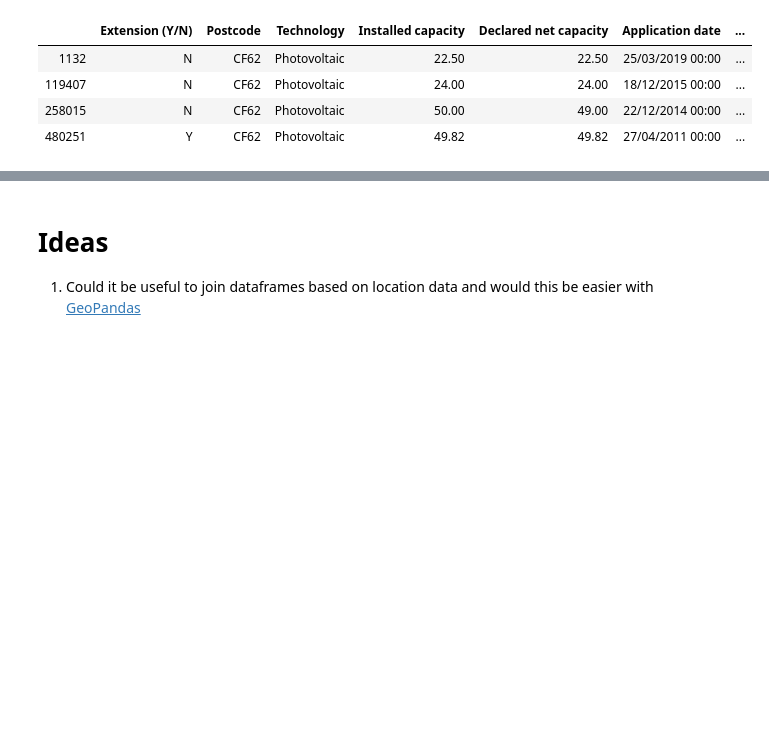
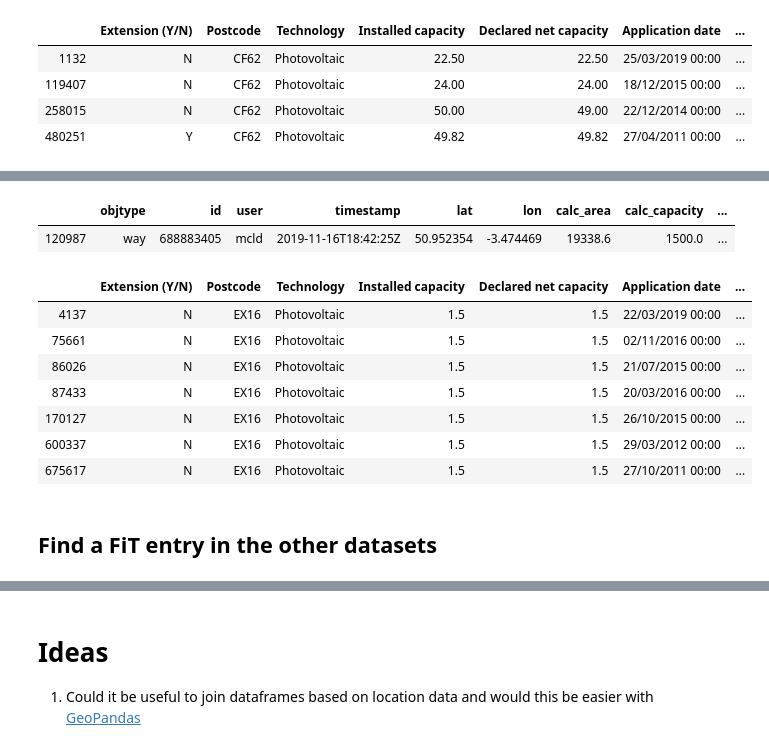
Before and after one commit to alan-turing-institute/solar-panel-detection, a Jupyter notebook: notebooks/data play.ipynb, the cells around one changed output, grey strips where cells are left out. Saved outputs shown, nothing was run; the diff lists cells and outputs as text; code cells hidden in the pictures; blank space fills up the shorter version.

```diff
--- a/notebooks/data play.ipynb
+++ b/notebooks/data play.ipynb
@@ -214,0 +328,19 @@ fit_df.loc[(fit_df['Declared net capacity'] > 20) & (fit_df['Declared net capaci
+# %%
+osm_df.loc[osm_df['tag_repd:id'] == 1605]
+# %% [output]
+|  | objtype | id | user | timestamp | lat | lon | calc_area | calc_capacity | ... |
+| 120987 | way | 688883405 | mcld | 2019-11-16T18:42:25Z | 50.952354 | -3.474469 | 19338.6 | 1500.0 | ... |
+# %%
+fit_df.loc[(fit_df['Installed capacity'] == 1.5) & (fit_df['Postcode'] == 'EX16 ')]
+# %% [output]
+|  | Extension (Y/N) | Postcode | Technology | Installed capacity | Declared net capacity | Application date | ... |
+| 4137 | N | EX16 | Photovoltaic | 1.5 | 1.5 | 22/03/2019 00:00 | ... |
+| 75661 | N | EX16 | Photovoltaic | 1.5 | 1.5 | 02/11/2016 00:00 | ... |
+| 86026 | N | EX16 | Photovoltaic | 1.5 | 1.5 | 21/07/2015 00:00 | ... |
+| 87433 | N | EX16 | Photovoltaic | 1.5 | 1.5 | 20/03/2016 00:00 | ... |
+| 170127 | N | EX16 | Photovoltaic | 1.5 | 1.5 | 26/10/2015 00:00 | ... |
+| 600337 | N | EX16 | Photovoltaic | 1.5 | 1.5 | 29/03/2012 00:00 | ... |
+| 675617 | N | EX16 | Photovoltaic | 1.5 | 1.5 | 27/10/2011 00:00 | ... |
+# %% [markdown]
+Find a FiT entry in the other datasets
+----
```
Also changed, not shown: parts of 36 cells of this notebook.
